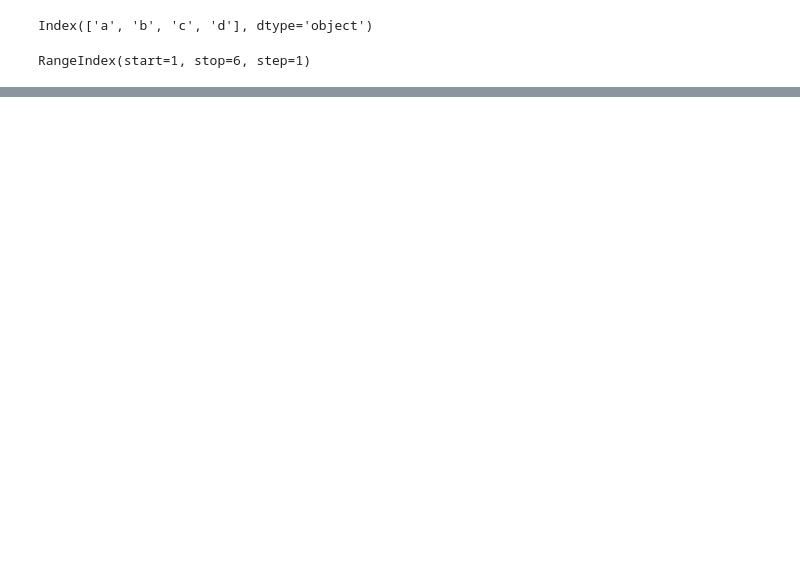
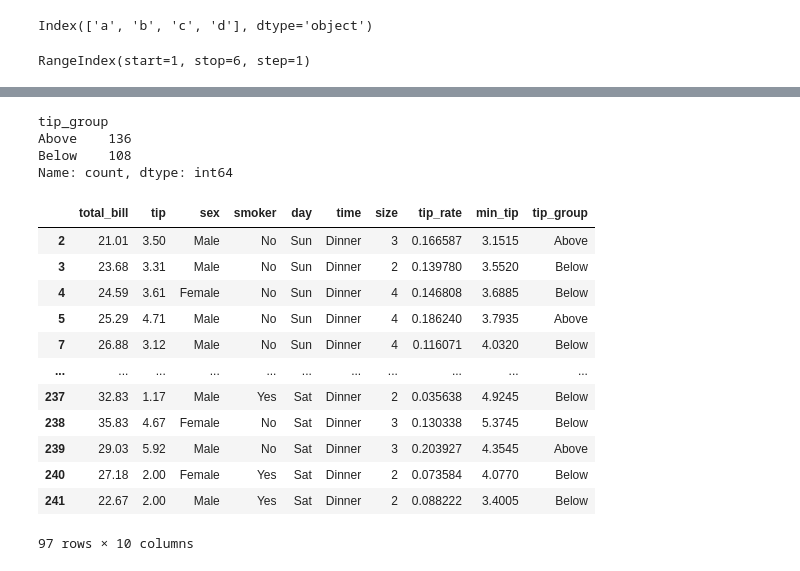
Before and after one commit to stat6503/PP2025, a Jupyter notebook: 4_2_pandas.ipynb, the cells around one changed output, grey strips where cells are left out. Cells and saved outputs as stored; diff of their text form; code cells hidden in the pictures; blank space fills up the shorter version.

```diff
--- a/4_2_pandas.ipynb
+++ b/4_2_pandas.ipynb
@@ -383,0 +915,27 @@ z  3  6  9  12
+# %%
+# 기본(최소) 팁 금액보다 적게 준 경우 'Below', 많거나 같은 경우 'Above'로 구분
+# 기본(최소) 팁 금액보다 적게 준 경우는 108팀임
+tips['tip_group'] = np.where(tips['tip'] < tips['min_tip'], 'Below', 'Above')
+tips['tip_group'].value_counts()
+# %% [output]
+tip_group
+Above    136
+Below    108
+Name: count, dtype: int64
+# %%
+# 단일 조건 필터링: 식사 금액이 20달러 이상인 경우
+tips.query('total_bill >= 20')
+# %% [output]
+|  | total_bill | tip | sex | smoker | day | time | size | tip_rate | min_tip | tip_group |
+| 2 | 21.01 | 3.50 | Male | No | Sun | Dinner | 3 | 0.166587 | 3.1515 | Above |
+| 3 | 23.68 | 3.31 | Male | No | Sun | Dinner | 2 | 0.139780 | 3.5520 | Below |
+| 4 | 24.59 | 3.61 | Female | No | Sun | Dinner | 4 | 0.146808 | 3.6885 | Below |
+| 5 | 25.29 | 4.71 | Male | No | Sun | Dinner | 4 | 0.186240 | 3.7935 | Above |
+| 7 | 26.88 | 3.12 | Male | No | Sun | Dinner | 4 | 0.116071 | 4.0320 | Below |
+| ... | ... | ... | ... | ... | ... | ... | ... | ... | ... | ... |
+| 237 | 32.83 | 1.17 | Male | Yes | Sat | Dinner | 2 | 0.035638 | 4.9245 | Below |
+| 238 | 35.83 | 4.67 | Female | No | Sat | Dinner | 3 | 0.130338 | 5.3745 | Below |
+| 239 | 29.03 | 5.92 | Male | No | Sat | Dinner | 3 | 0.203927 | 4.3545 | Above |
+| 240 | 27.18 | 2.00 | Female | Yes | Sat | Dinner | 2 | 0.073584 | 4.0770 | Below |
+| 241 | 22.67 | 2.00 | Male | Yes | Sat | Dinner | 2 | 0.088222 | 3.4005 | Below |
+97 rows × 10 columns
```
Also changed, not shown: parts of 84 cells of this notebook, 20 other files.
